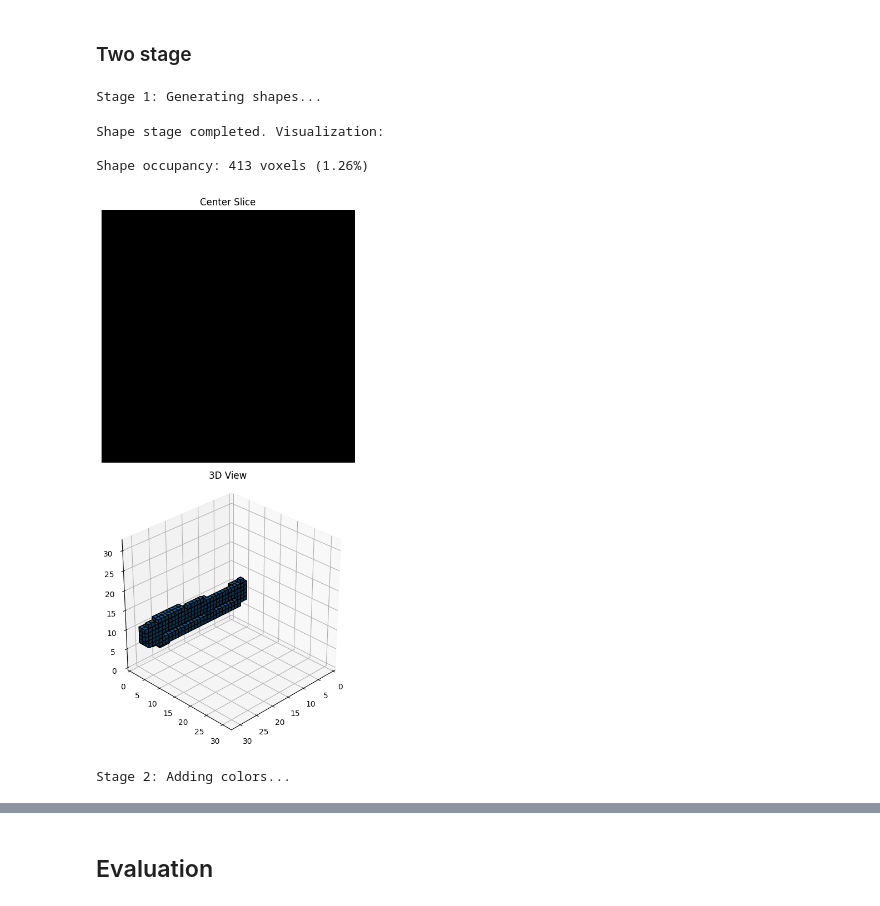
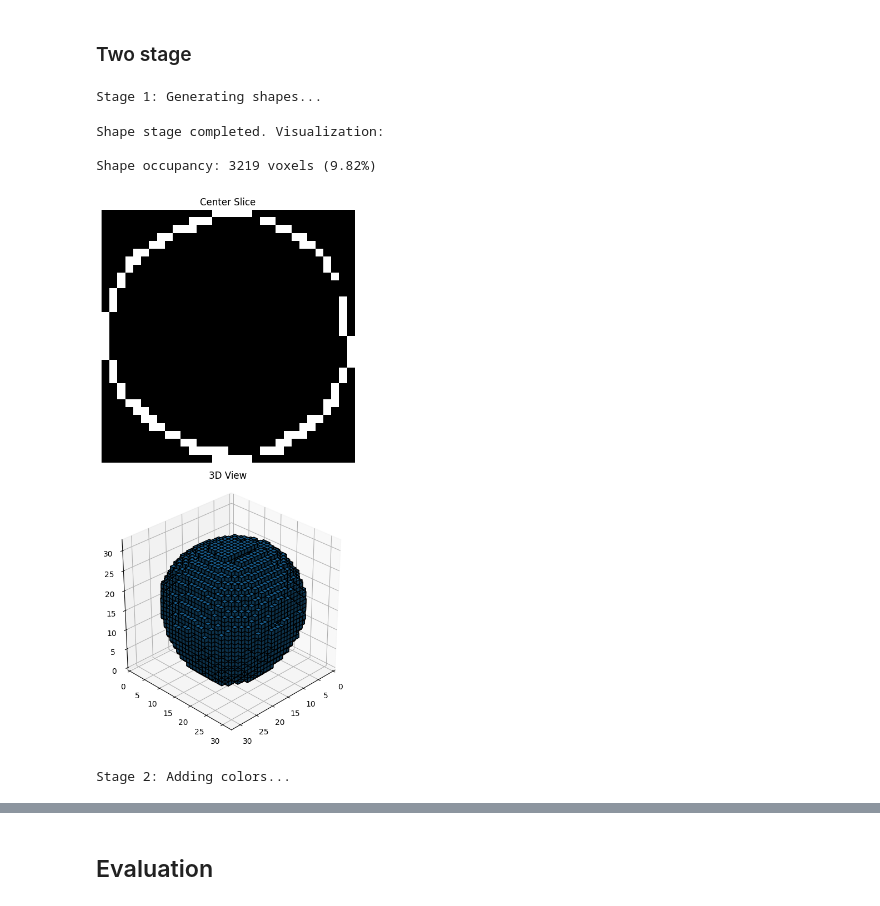
Before and after one commit to PeterAMassih/3D-BlockGen, a Jupyter notebook: run.ipynb, the cells around one changed output, grey strips where cells are left out. Drawn from its saved outputs; the diff is of its cells as text; code cells hidden in the pictures.

```diff
--- a/run.ipynb
+++ b/run.ipynb
@@ -186,19 +186,20 @@ inferencer.visualize_samples(samples, threshold=0.5)
 ### Two stage
 # %%
 samples = inferencer.sample_two_stage(
-        prompt="sawyer fish, blue, yellow fins, striped",
+        prompt="red sphere",
         num_samples=1,
         image_size=(32, 32, 32),
-        guidance_scale=12.0,
-        color_guidance_scale=10.0,
+        guidance_scale=10.0,
+        color_guidance_scale=100.0,
         show_after_shape=True,
         use_rotations=False,
-        use_mean_init=False
+        use_mean_init=False,
+        save_pipeline_viz="generation_pipeline.png"
     )
 # %% [output]
 Stage 1: Generating shapes...
 Shape stage completed. Visualization:
 
-Shape occupancy: 413 voxels (1.26%)
+Shape occupancy: 3219 voxels (9.82%)
-[figure, old version]
+[figure, new version]
 Stage 2: Adding colors...
```
Also changed, not shown: parts of 3 cells of this notebook, 2 other files.
